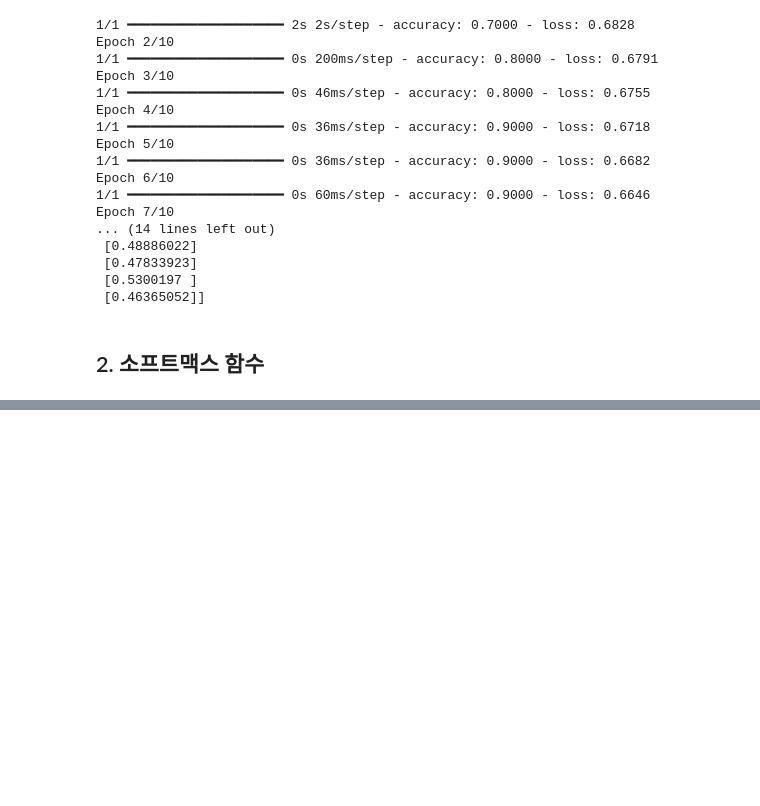
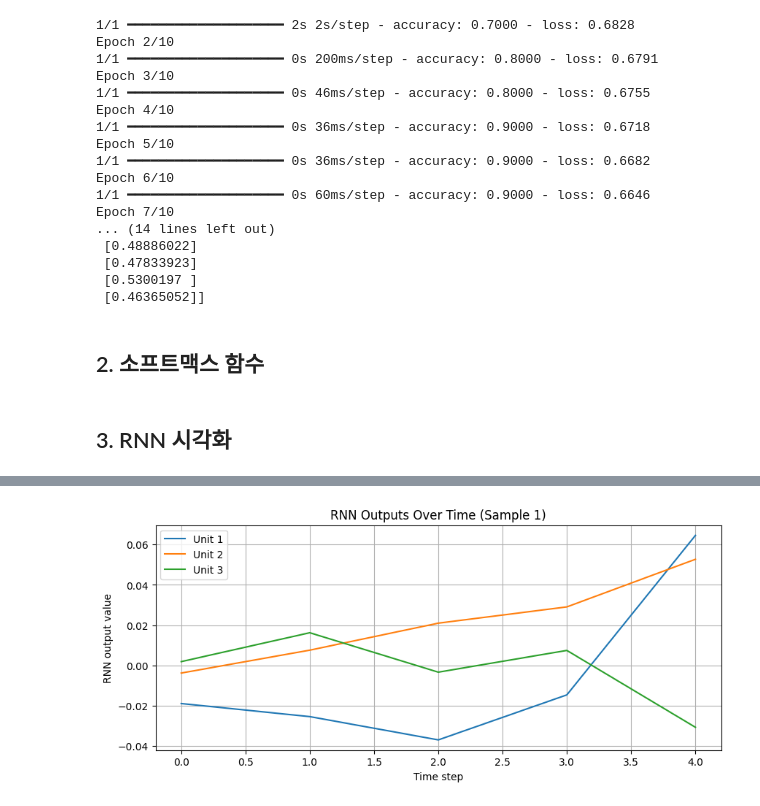
Before and after one commit to junwoochoi33/NLPPractice, a Jupyter notebook: nlp_01_practice_06.ipynb, the cells around one changed output, grey strips where cells are left out. Cells and saved outputs as stored; diff of their text form; code cells hidden in the pictures; blank space fills up the shorter version.

Commit message:
feat: add visualization of RNN

```diff
--- a/nlp_01_practice_06.ipynb
+++ b/nlp_01_practice_06.ipynb
@@ -130,3 +130,56 @@ Epoch 7/10
 def softmax(x):
     e_x = np.exp(x - np.max(x))  # 안정성 향상을 위해 최대값을 빼줌
     return e_x / np.sum(e_x, axis=-1)
+# %% [markdown]
+## 3. RNN 시각화
+# %%
+import numpy as np
+import matplotlib.pyplot as plt
+from tensorflow.keras.models import Model
+from tensorflow.keras.layers import Input, Embedding, SimpleRNN
+from tensorflow.keras.preprocessing.sequence import pad_sequences
+import tensorflow.keras.backend as K
+
+# 샘플 입력 시퀀스 (10개 샘플, 각 샘플 길이 다름 → 패딩)
+x_data = [
+    [1, 2, 3],
+    [4, 5],
+    [6],
+    [1, 3, 5, 7],
+    [2, 4, 6],
+    [7, 8],
+    [9],
+    [2, 3, 4, 5],
+    [3, 6, 9],
+    [8, 5]
+]
+
+# 시퀀스 패딩
+max_len = 5
+padded_x = pad_sequences(x_data, maxlen=max_len)
+
+# 세션 초기화
+K.clear_session()
+
+# 모델 정의 (return_sequences=True로 시각화에 필요)
+inputs = Input(shape=(max_len,))
+x = Embedding(input_dim=20, output_dim=4, input_length=max_len)(inputs)
+rnn_out = SimpleRNN(units=3, return_sequences=True)(x)  # 시퀀스마다 출력
+model = Model(inputs, rnn_out)
+
+# 시퀀스별 RNN 출력 얻기
+output = model.predict(padded_x)
+
+# 시각화: 첫 번째 샘플의 RNN 출력 (타임스텝마다 벡터)
+sample = output[0]  # shape: (5, 3)
+
+plt.figure(figsize=(10, 4))
+for i in range(sample.shape[1]):
+    plt.plot(range(max_len), sample[:, i], label=f'Unit {i+1}')
+plt.title("RNN Outputs Over Time (Sample 1)")
+plt.xlabel("Time step")
+plt.ylabel("RNN output value")
+plt.legend()
+plt.grid(True)
+plt.show()
+# %% [output]
@@ -132,0 +187 @@ def softmax(x):
+[figure, added]
```
Also changed, not shown: parts of 1 cell of this notebook.
